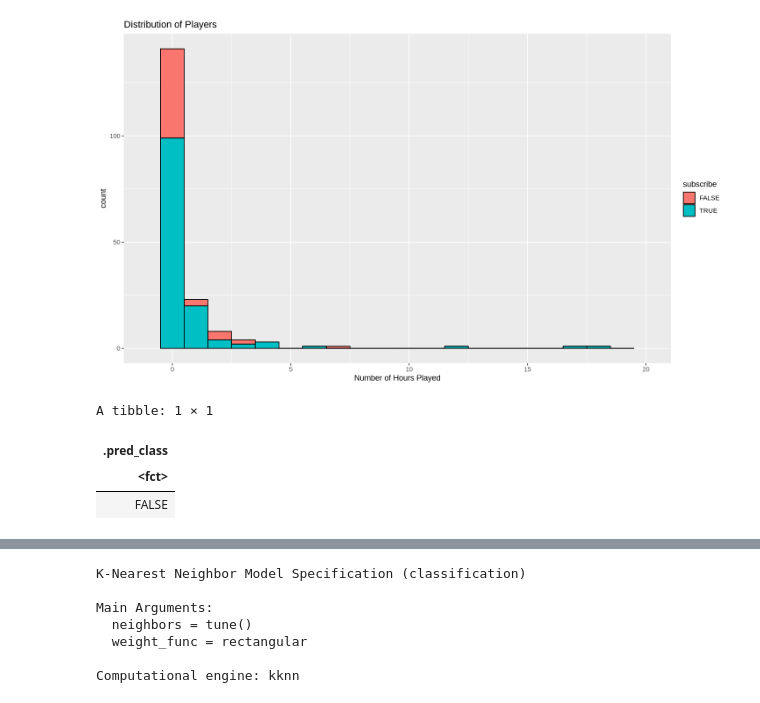
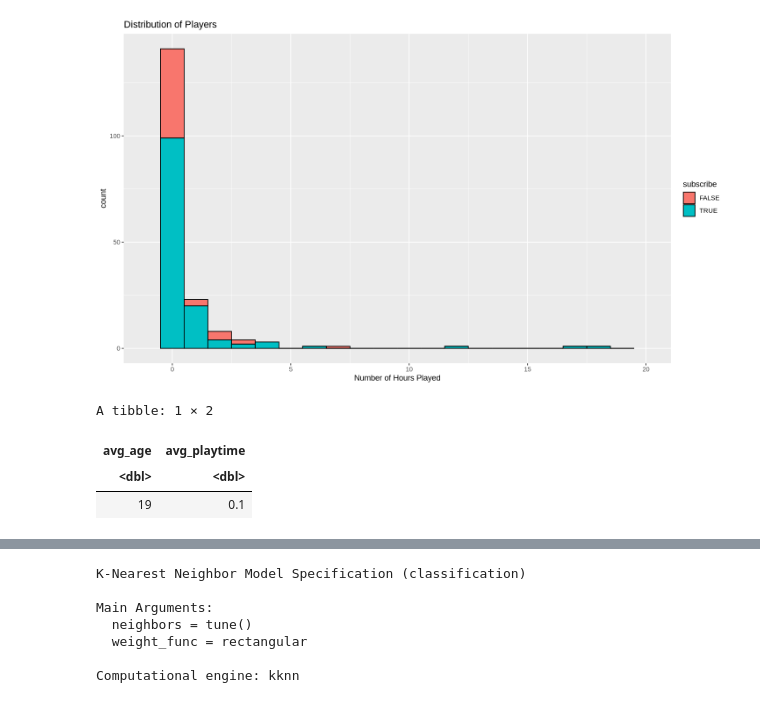
Before and after one commit to Kqvii/DSCI100-Group13, a Jupyter notebook: GroupProject-2.ipynb, the cells around one changed output, grey strips where cells are left out. Cells and saved outputs as stored; diff of their text form; code cells hidden in the pictures.

```diff
--- a/GroupProject-2.ipynb
+++ b/GroupProject-2.ipynb
@@ -230,10 +230,11 @@ Warning message:
 # %%
 average_player <- players_wrangled |>
     summarize(avg_age = median(Age),
-              avg_playtime
+              avg_playtime = median(played_hours))
+average_player
 # %% [output]
-A tibble: 1 × 1
+A tibble: 1 × 2
-| .pred_class |
-| <fct> |
-| FALSE |
+| avg_age | avg_playtime |
+| <dbl> | <dbl> |
+| 19 | 0.1 |
 # %%
```
Also changed, not shown: parts of 8 cells of this notebook.
